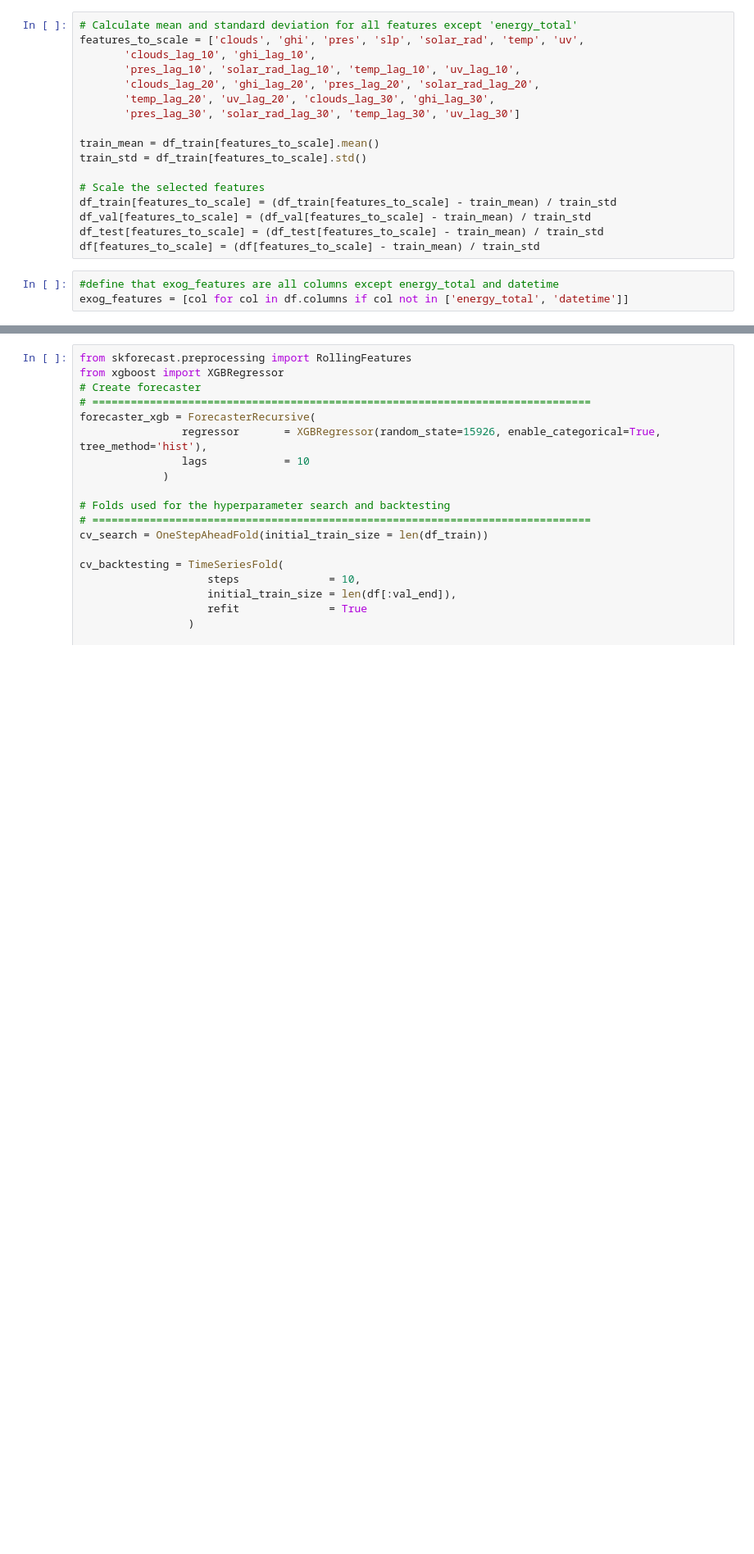
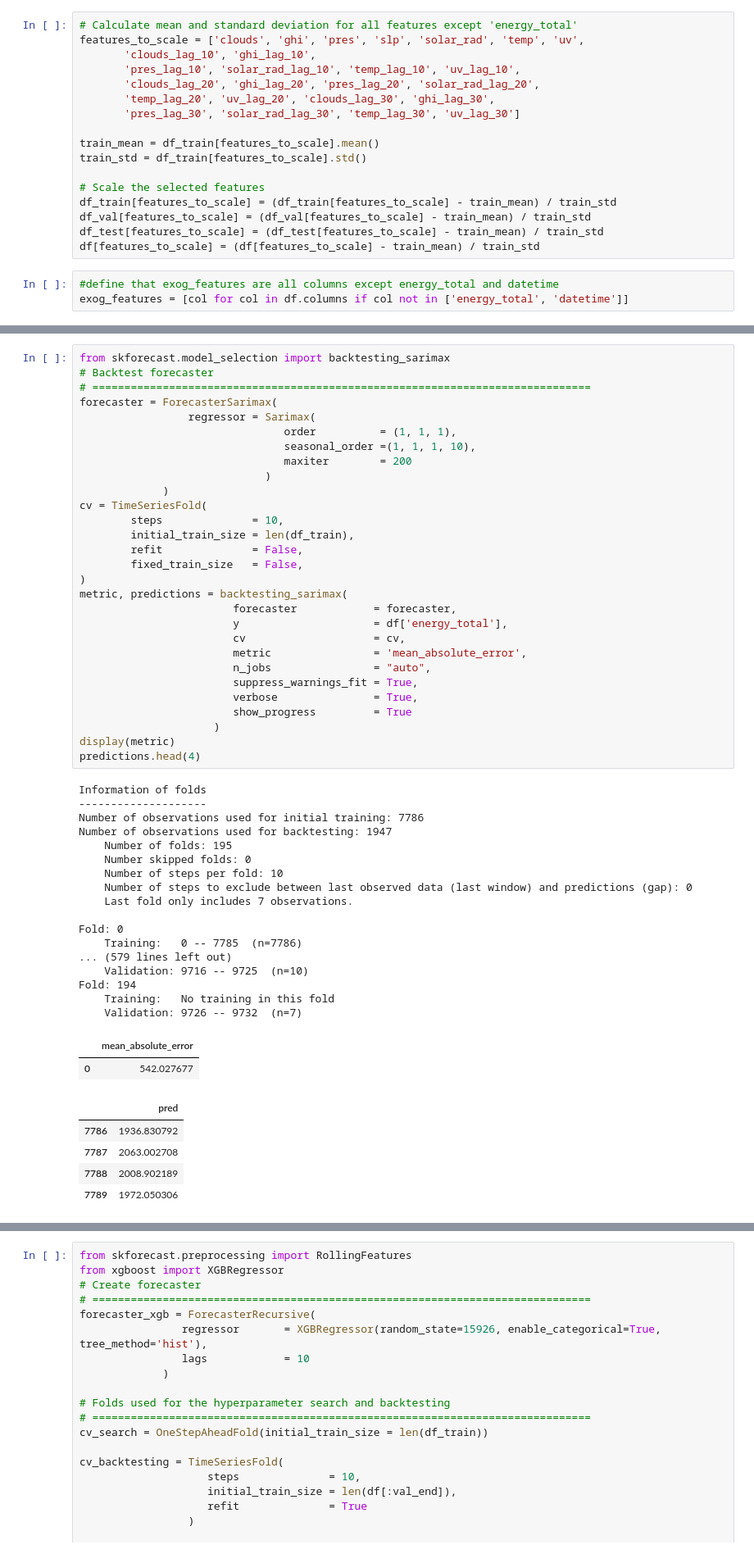
Before and after one commit to hellum55/Data-Science-Project, a Jupyter notebook: data_science_project/Praktik/Probalistic_model.ipynb, the cells around one changed output, grey strips where cells are left out. Shown: that part at 82% size. Saved outputs shown, nothing was run; the diff lists cells and outputs as text; blank space fills up the shorter version.

```diff
--- a/data_science_project/Praktik/Probalistic_model.ipynb
+++ b/data_science_project/Praktik/Probalistic_model.ipynb
@@ -209,0 +190,54 @@ Index(['datetime', 'clouds', 'ghi', 'pres', 'slp', 'solar_rad', 'temp', 'uv',
+# %%
+from skforecast.model_selection import backtesting_sarimax
+# Backtest forecaster
+# ==============================================================================
+forecaster = ForecasterSarimax(
+                 regressor = Sarimax(
+                                order          = (1, 1, 1),
+                                seasonal_order =(1, 1, 1, 10),
+                                maxiter        = 200
+                             )
+             )
+cv = TimeSeriesFold(
+        steps              = 10,
+        initial_train_size = len(df_train),
+        refit              = False,
+        fixed_train_size   = False,
+)
+metric, predictions = backtesting_sarimax(
+                        forecaster            = forecaster,
+                        y                     = df['energy_total'],
+                        cv                    = cv,
+                        metric                = 'mean_absolute_error',
+                        n_jobs                = "auto",
+                        suppress_warnings_fit = True,
+                        verbose               = True,
+                        show_progress         = True
+                     )
+display(metric)
+predictions.head(4)
+# %% [output]
+Information of folds
+--------------------
+Number of observations used for initial training: 7786
+Number of observations used for backtesting: 1947
+    Number of folds: 195
+    Number skipped folds: 0
+    Number of steps per fold: 10
+    Number of steps to exclude between last observed data (last window) and predictions (gap): 0
+    Last fold only includes 7 observations.
+
+Fold: 0
+    Training:   0 -- 7785  (n=7786)
+... (579 lines left out)
+    Validation: 9716 -- 9725  (n=10)
+Fold: 194
+    Training:   No training in this fold
+    Validation: 9726 -- 9732  (n=7)
+|  | mean_absolute_error |
+| 0 | 542.027677 |
+|  | pred |
+| 7786 | 1936.830792 |
+| 7787 | 2063.002708 |
+| 7788 | 2008.902189 |
+| 7789 | 1972.050306 |
```
Also changed, not shown: parts of 12 cells of this notebook.
